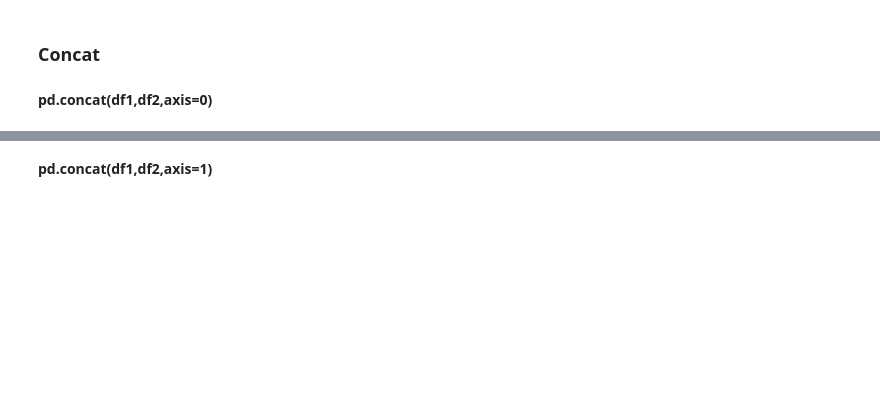
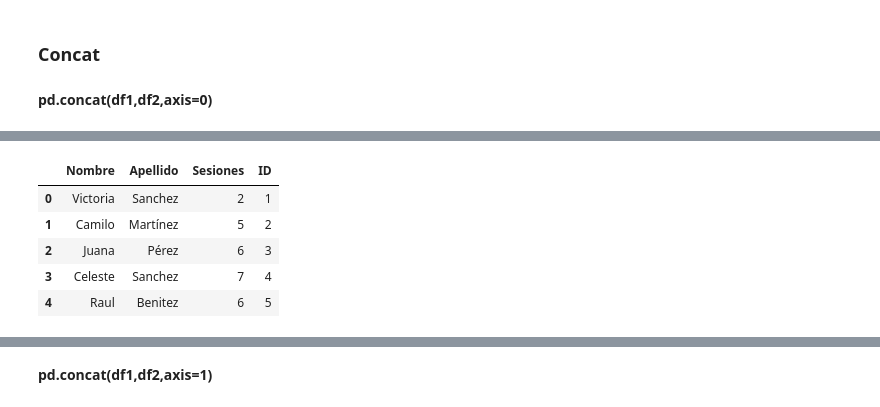
Before and after one commit to Agustin-Ber/Capacitacion-Python, a Jupyter notebook: Pandas/Pandas_Final.ipynb, the cells around one changed output, grey strips where cells are left out. Drawn from its saved outputs; the diff is of its cells as text; code cells hidden in the pictures; blank space fills up the shorter version.

```diff
--- a/Pandas/Pandas_Final.ipynb
+++ b/Pandas/Pandas_Final.ipynb
@@ -716,3 +776,12 @@ Las principales formas de merge son:
 **pd.concat(df1,df2,axis=0)**
 # %% [markdown]
 <img src="https://files.realpython.com/media/concat_axis0.2ec65b5f72bc.png" width="450"/>
+# %%
+df_1
+# %% [output]
+|  | Nombre | Apellido | Sesiones | ID |
+| 0 | Victoria | Sanchez | 2 | 1 |
+| 1 | Camilo | Martínez | 5 | 2 |
+| 2 | Juana | Pérez | 6 | 3 |
+| 3 | Celeste | Sanchez | 7 | 4 |
+| 4 | Raul | Benitez | 6 | 5 |
```
Also changed, not shown: parts of 6 cells of this notebook.
